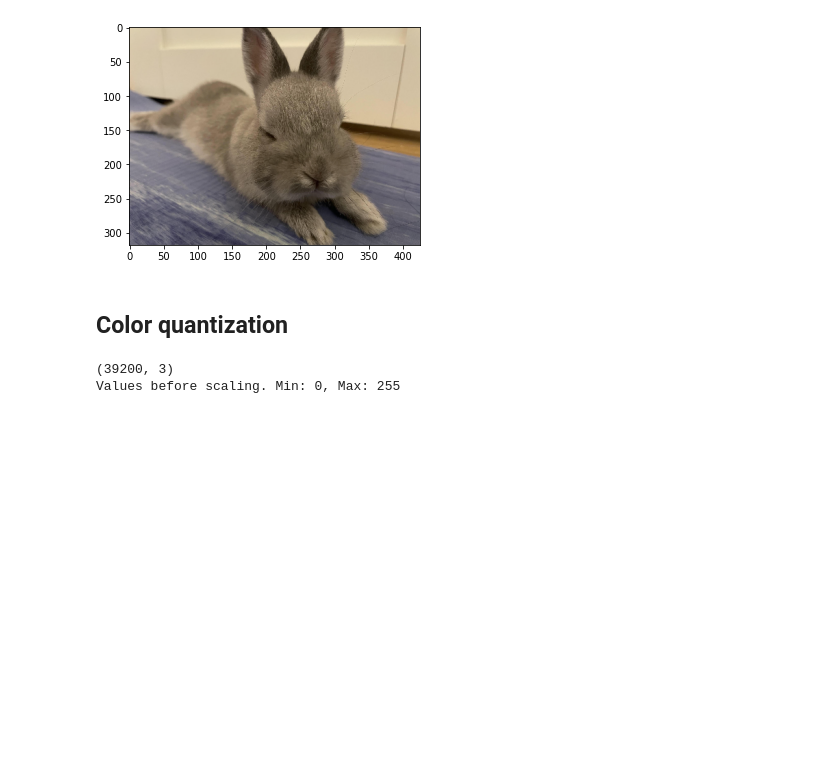
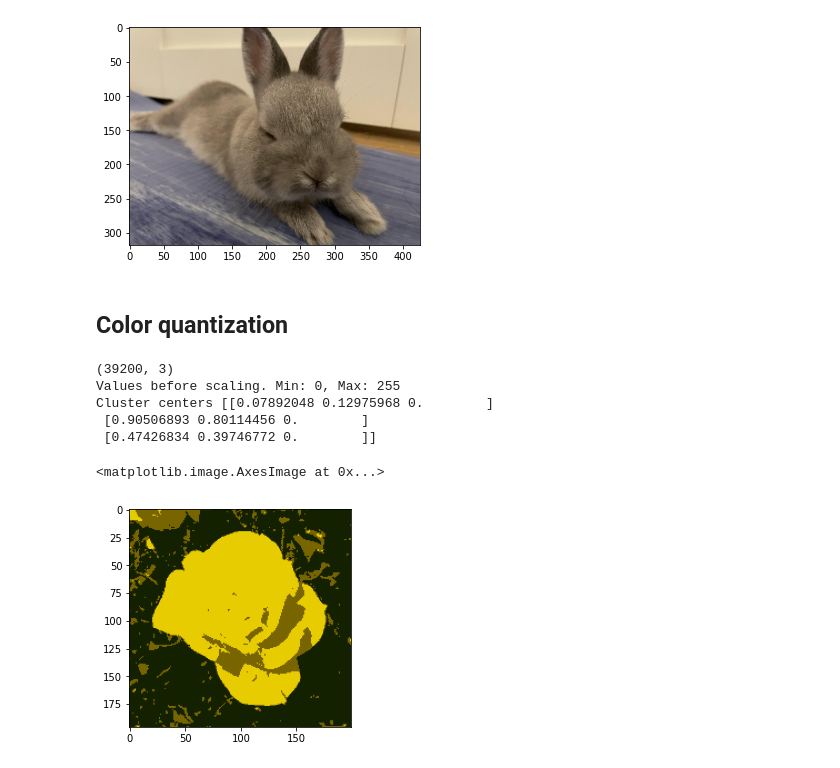
Before and after one commit to FHegardt/Maskininl-rning-Fredrik-Hegardt, a Jupyter notebook: Code-Along/L12_1.color-quantization.ipynb, the cells around one changed output. Cells and saved outputs as stored; diff of their text form; code cells hidden in the pictures; blank space fills up the shorter version.

Commit message:
color_quant done

```diff
--- a/Code-Along/12_1.color-quantization.ipynb
+++ b/Code-Along/L12_1.color-quantization.ipynb
@@ -30,13 +30,27 @@ plt.imshow(rabbit)
 # %%
 from sklearn.cluster import KMeans
 from sklearn.preprocessing import MinMaxScaler
 
 X_flower = flower.reshape(-1,3)
 print(X_flower.shape)
 print(f"Values before scaling. Min: {X_flower.min()}, Max: {X_flower.max()}")
 
 scaler = MinMaxScaler()
 scaled_X_flower = scaler.fit_transform(X_flower)
+
+kmeans = KMeans(3)
+kmeans.fit(scaled_X_flower)
+
+print("Cluster centers",kmeans.cluster_centers_)
+
+quantized_color_space = kmeans.cluster_centers_[kmeans.labels_]
+quantized_flower = quantized_color_space.reshape(flower.shape)
+plt.imshow(quantized_flower)
 # %% [output]
 (39200, 3)
 Values before scaling. Min: 0, Max: 255
+Cluster centers [[0.07892048 0.12975968 0.        ]
+ [0.90506893 0.80114456 0.        ]
+ [0.47426834 0.39746772 0.        ]]
+<matplotlib.image.AxesImage at 0x...>
+[figure, added]
```
Also changed, not shown: parts of 4 cells of this notebook.
